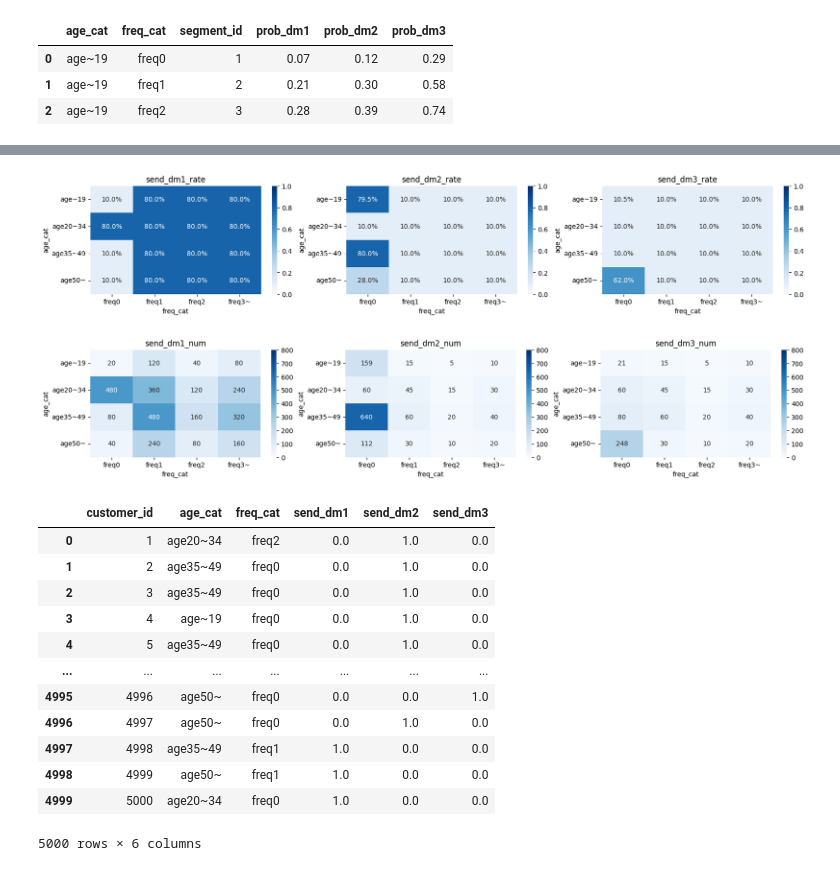
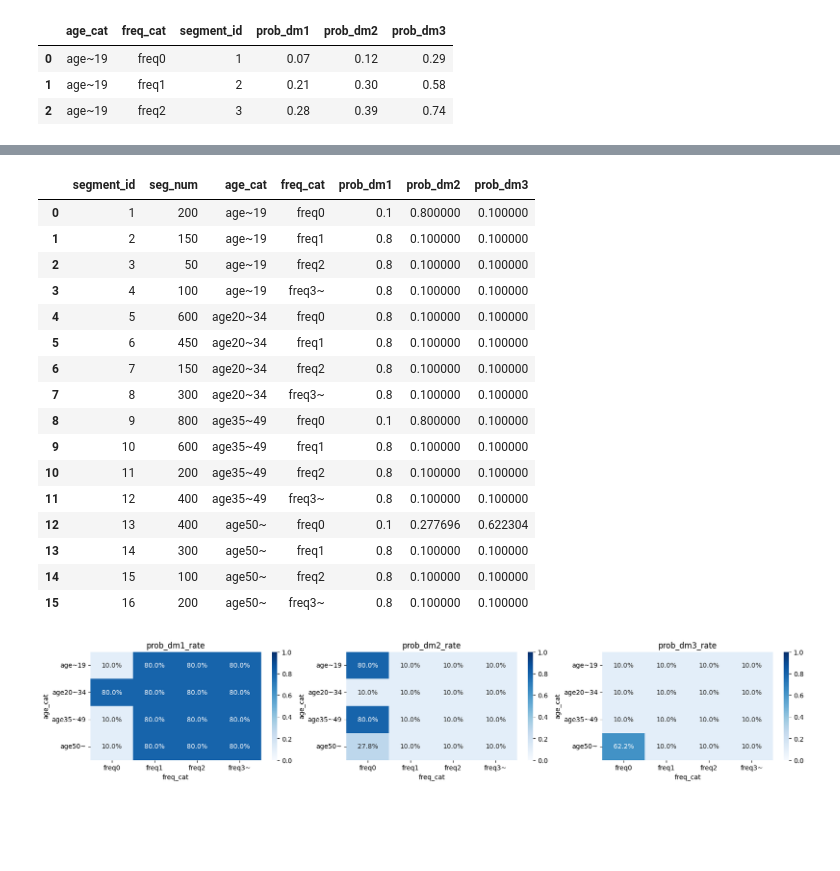
Before and after one commit to akmiccom/python_optimize, a Jupyter notebook: notebooks/chapter_04_practice_03.ipynb, the cells around one changed output, grey strips where cells are left out. Saved outputs shown, nothing was run; the diff lists cells and outputs as text; code cells hidden in the pictures; blank space fills up the shorter version.

```diff
--- a/notebooks/chapter_04_practice_03.ipynb
+++ b/notebooks/chapter_04_practice_03.ipynb
@@ -110,39 +112,42 @@ Time: 4.85 [sec]
+# %%
+# 結果代入
+p_melt_df['result'] = p_melt_df['variable'].apply(value)
+# %%
+# 横持変換
+result_df = p_melt_df.pivot(index=['segment_id', 'seg_num'], columns='dm_type', values='result').reset_index(drop=True)
+result_df
+result_df = result_df.rename(columns={1: 'prob_dm1', 2: 'prob_dm2', 3: 'prob_dm3'})
+seg_send_df = pd.concat([p_df[['segment_id', 'seg_num', 'age_cat', 'freq_cat']], result_df], axis=1)
+seg_send_df
+# %% [output]
+|  | segment_id | seg_num | age_cat | freq_cat | prob_dm1 | prob_dm2 | prob_dm3 |
+| 0 | 1 | 200 | age~19 | freq0 | 0.1 | 0.800000 | 0.100000 |
+| 1 | 2 | 150 | age~19 | freq1 | 0.8 | 0.100000 | 0.100000 |
+| 2 | 3 | 50 | age~19 | freq2 | 0.8 | 0.100000 | 0.100000 |
+| 3 | 4 | 100 | age~19 | freq3~ | 0.8 | 0.100000 | 0.100000 |
+| 4 | 5 | 600 | age20~34 | freq0 | 0.8 | 0.100000 | 0.100000 |
+| 5 | 6 | 450 | age20~34 | freq1 | 0.8 | 0.100000 | 0.100000 |
+| 6 | 7 | 150 | age20~34 | freq2 | 0.8 | 0.100000 | 0.100000 |
+| 7 | 8 | 300 | age20~34 | freq3~ | 0.8 | 0.100000 | 0.100000 |
+| 8 | 9 | 800 | age35~49 | freq0 | 0.1 | 0.800000 | 0.100000 |
+| 9 | 10 | 600 | age35~49 | freq1 | 0.8 | 0.100000 | 0.100000 |
+| 10 | 11 | 200 | age35~49 | freq2 | 0.8 | 0.100000 | 0.100000 |
+| 11 | 12 | 400 | age35~49 | freq3~ | 0.8 | 0.100000 | 0.100000 |
+| 12 | 13 | 400 | age50~ | freq0 | 0.1 | 0.277696 | 0.622304 |
+| 13 | 14 | 300 | age50~ | freq1 | 0.8 | 0.100000 | 0.100000 |
+| 14 | 15 | 100 | age50~ | freq2 | 0.8 | 0.100000 | 0.100000 |
+| 15 | 16 | 200 | age50~ | freq3~ | 0.8 | 0.100000 | 0.100000 |
 # %%
-# result_df 作成
-c_p_df['result'] = c_p_df['variable'].apply(value)
-
-result_df = c_p_df.pivot(index=['customer_id'], columns='dm_type', values='result').reset_index(drop=True)
-result_df.columns = ['send_dm1', 'send_dm2', 'send_dm3']
-cust_send_df = pd.concat([c_df[['customer_id', 'age_cat', 'freq_cat']], result_df], axis=1)
-cust_send_df.head()
-
-def plot(cust_send_df, aggfunc, vmax, fmt, text):
+def plot(seg_send_df, aggfunc, vmax, fmt, text):
     fig, axs = plt.subplots(1, 3, figsize=(20, 3))
-    for i, ptn in enumerate(['send_dm1', 'send_dm2', 'send_dm3']):
-        pivot_df = pd.pivot_table(data=cust_send_df, values=ptn, columns='freq_cat', index='age_cat', aggfunc=aggfunc)
+    for i, ptn in enumerate(['prob_dm1', 'prob_dm2', 'prob_dm3']):
+        pivot_df = pd.pivot_table(data=seg_send_df, values=ptn, columns='freq_cat', index='age_cat', aggfunc=aggfunc)
         pivot_df = pivot_df.reindex(['age~19', 'age20~34', 'age35~49', 'age50~'])
         sns.heatmap(pivot_df, vmin=0, vmax=vmax, annot=True, fmt=fmt, cmap='Blues', ax=axs[i])
         axs[i].set_title(f'{ptn}_{text}')
 
 
-plot(cust_send_df, 'mean', 1, '.1%', f'rate')
-plot(cust_send_df, 'sum', 800, '.0f', f'num')
+plot(seg_send_df, 'mean', 1, '.1%', f'rate')
+# plot(seg_send_df, 'sum', 800, '.0f', f'num')
 # %% [output]
 [figure]
-[figure, removed]
-# %%
-cust_send_df
-# %% [output]
-|  | customer_id | age_cat | freq_cat | send_dm1 | send_dm2 | send_dm3 |
-| 0 | 1 | age20~34 | freq2 | 0.0 | 1.0 | 0.0 |
-| 1 | 2 | age35~49 | freq0 | 0.0 | 1.0 | 0.0 |
-| 2 | 3 | age35~49 | freq0 | 0.0 | 1.0 | 0.0 |
-| 3 | 4 | age~19 | freq0 | 0.0 | 1.0 | 0.0 |
-| 4 | 5 | age35~49 | freq0 | 0.0 | 1.0 | 0.0 |
-| ... | ... | ... | ... | ... | ... | ... |
-| 4995 | 4996 | age50~ | freq0 | 0.0 | 0.0 | 1.0 |
-| 4996 | 4997 | age50~ | freq0 | 0.0 | 1.0 | 0.0 |
-| 4997 | 4998 | age35~49 | freq1 | 1.0 | 0.0 | 0.0 |
-| 4998 | 4999 | age50~ | freq1 | 1.0 | 0.0 | 0.0 |
-| 4999 | 5000 | age20~34 | freq0 | 1.0 | 0.0 | 0.0 |
-5000 rows × 6 columns
```
Also changed, not shown: parts of 7 cells of this notebook, 1 other file.
